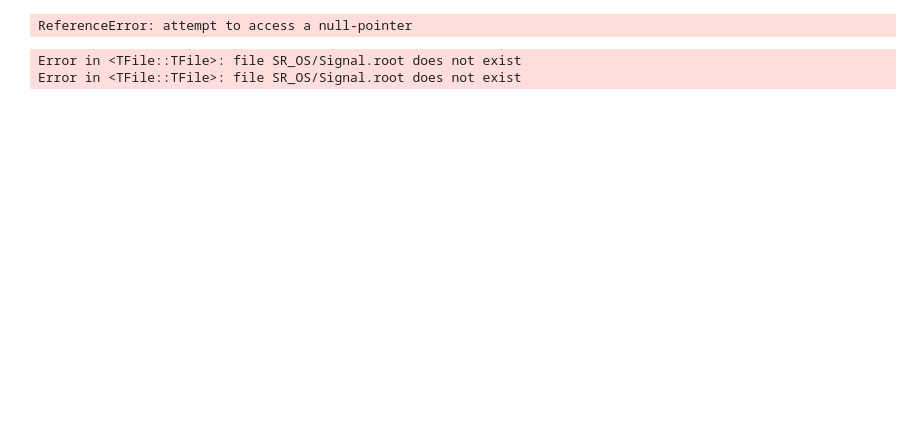
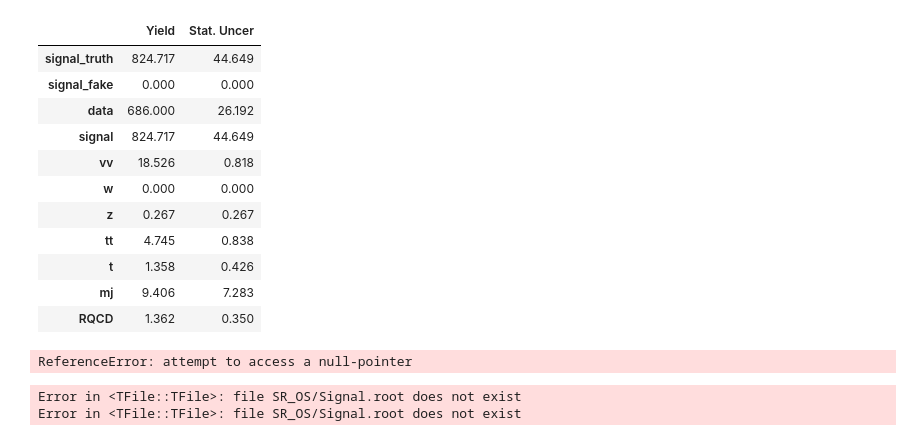
Before and after one commit to diegobaronm/TauID, a Jupyter notebook: EleTau/Plots/MJ Estimation.ipynb, the cells around one changed output. Saved outputs shown, nothing was run; the diff lists cells and outputs as text; code cells hidden in the pictures; blank space fills up the shorter version.

```diff
--- a/EleTau/Plots/MJ Estimation.ipynb
+++ b/EleTau/Plots/MJ Estimation.ipynb
@@ -8,18 +8,32 @@ from IPython.display import display
 import pandas as pd
 
 samples=os.listdir("SR_OS")
-print(samples)
 if "MJ.root" in samples:
     os.system("rm SR_OS/MJ.root")
 
-def biner(o_bin,m_bin,f_bin,f_step,l_step):
-    a=np.linspace(o_bin,m_bin,int((m_bin-o_bin)/f_step),endpoint=False)
-    b=np.linspace(m_bin,f_bin,round((f_bin-m_bin)/l_step)+1)
-    return np.concatenate((a,b))
+def biner(edges,bin_widths,histogram):
+    if (len(edges)+1!=len(bin_widths)):
+        print("Check edges and bin widths array sizes!")
+        return
+
+    bins=[]
+    first_bin = histogram.GetXaxis().GetBinLowEdge(1)
+    #print(first_bin)
+    last_bin = histogram.GetXaxis().GetBinUpEdge(histogram.GetNbinsX())
+    #print(last_bin)
+    for i in range(0,len(edges)):
+        n_spaces = int((edges[i] - first_bin)/bin_widths[i])
+        bins = np.concatenate((bins,np.linspace(first_bin,edges[i],n_spaces,endpoint=False)))
+        first_bin = edges[i]
+        if edges[i]==edges[-1]:
+            n_spaces = int((last_bin - edges[i])/bin_widths[i+1])
+            bins = np.concatenate((bins,np.linspace(edges[i],last_bin,n_spaces,endpoint=False)))
+            bins = np.concatenate((bins,[last_bin]))
+    return bins
 
 def normalization(hist_list,norm_bin):
     for hist in hist_list:
-        for i in range(1,hist.GetNbinsX()+2):
+        for i in range(1,hist.GetNbinsX()+1):
             value=hist.GetBinContent(i)
             error=hist.GetBinError(i)
             sf=hist.GetBinWidth(i)/norm_bin
@@ -121,6 +160,6 @@ histos={
 # %%
 ##### SELECTING GENERATOR FOR SIGNAL SAMPLE
-signal_sample="Signal_PoPyNORW.root"
+signal_sample="Signal_PoPy.root"
 signal_string=signal_sample.strip("Signal").strip(".root")
 production=True
 
@@ -874,3 +977,18 @@ Info in <TCanvas::Print>: pdf file delta_R_taulep_3p_cuts_tpt_PoPyNORW.pdf has b
+# %%
+print_yields(66,201,"tau_pt_3p_cuts",RQCD,sigma_rqcd)
+# %% [output]
+|  | Yield | Stat. Uncer |
+| signal_truth | 824.717 | 44.649 |
+| signal_fake | 0.000 | 0.000 |
+| data | 686.000 | 26.192 |
+| signal | 824.717 | 44.649 |
+| vv | 18.526 | 0.818 |
+| w | 0.000 | 0.000 |
+| z | 0.267 | 0.267 |
+| tt | 4.745 | 0.838 |
+| t | 1.358 | 0.426 |
+| mj | 9.406 | 7.283 |
+| RQCD | 1.362 | 0.350 |
 # %%
 import os
 import shutil
```
Also changed, not shown: parts of 5 cells of this notebook, 1 other file.
